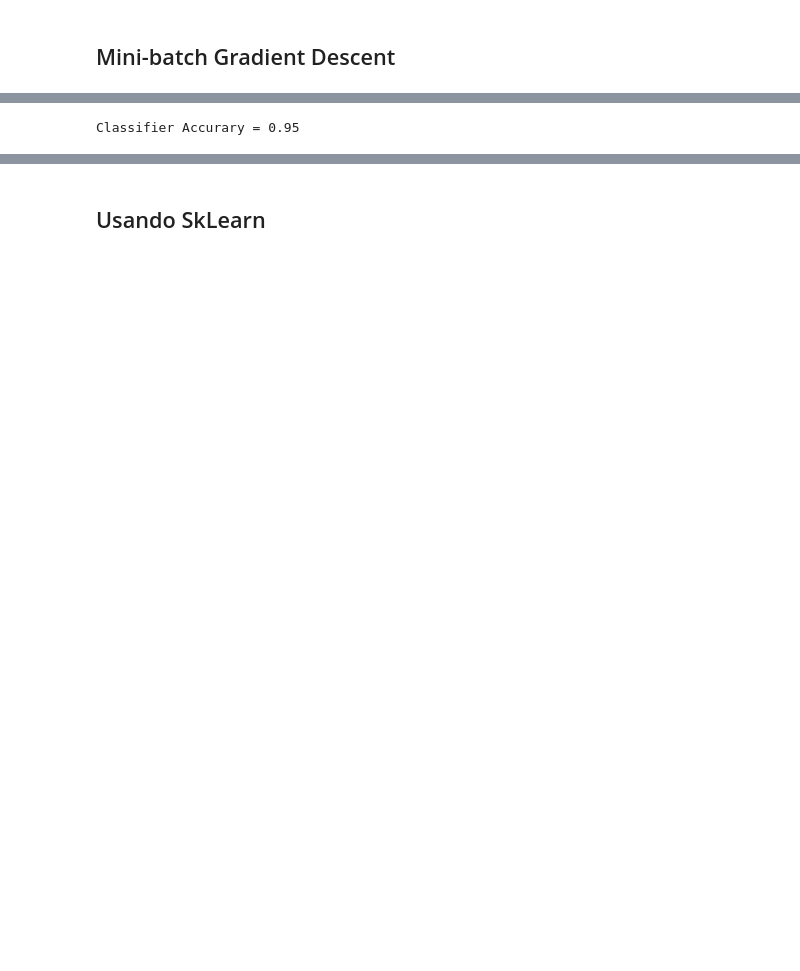
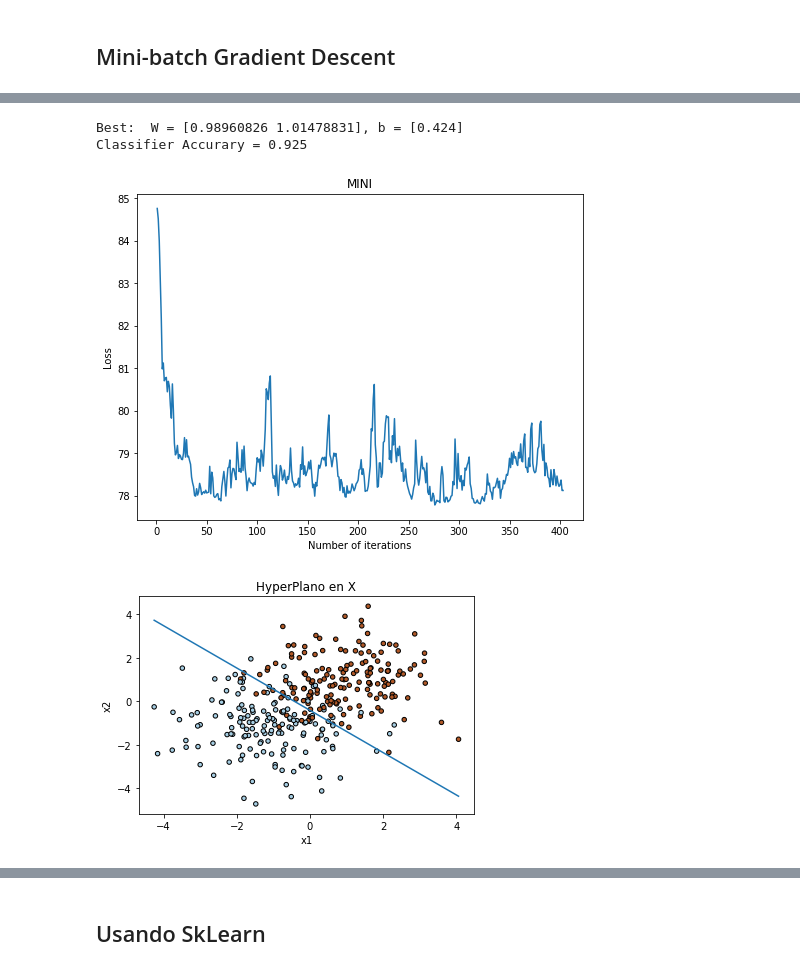
Before and after one commit to freddy120/svmtp2, a Jupyter notebook: TP2_AM.ipynb, the cells around one changed output, grey strips where cells are left out. Saved outputs shown, nothing was run; the diff lists cells and outputs as text; code cells hidden in the pictures; blank space fills up the shorter version.

```diff
--- a/TP2_AM.ipynb
+++ b/TP2_AM.ipynb
@@ -343,0 +316,8 @@ Best:  W = [0.95261229 0.89396809], b = [0.261]
+# %%
+start_w = np.array([[0.2], [0.3]])
+start_b = np.array([0.1])
+lr = 0.01
+epsilon = 1e-3
+C = 0.9
+svmClassifier = SvmGrad(X_train, y_train, W=start_w, b=start_b, type='MINI', batch_size=64,alpha=lr, epsilon=epsilon, C=C)
+history,best_hyperparam = svmClassifier.run()
@@ -344,8 +327,16 @@ Best:  W = [0.95261229 0.89396809], b = [0.261]
 # %%
+print("Best:  W = {}, b = {}".format(best_hyperparam[0][:,0], best_hyperparam[1]))
+
 ### Performance
 Xtest = np.array(X_test)
 ytest = np.array(y_test)
 yresult = np.sign(np.dot(best_hyperparam[0].T, Xtest.T) + best_hyperparam[1])[0]
 print("Classifier Accurary = {}".format(np.sum(ytest == yresult)/len(ytest)))
+
+svmClassifier.plot_loss(history)
+plot_train_points(np.array(X_train), np.array(y_train), best_hyperparam[0], best_hyperparam[1])
 # %% [output]
-Classifier Accurary = 0.95
+Best:  W = [0.98960826 1.01478831], b = [0.424]
+Classifier Accurary = 0.925
+[figure, added]
+[figure, added]
```
Also changed, not shown: parts of 42 cells of this notebook.
